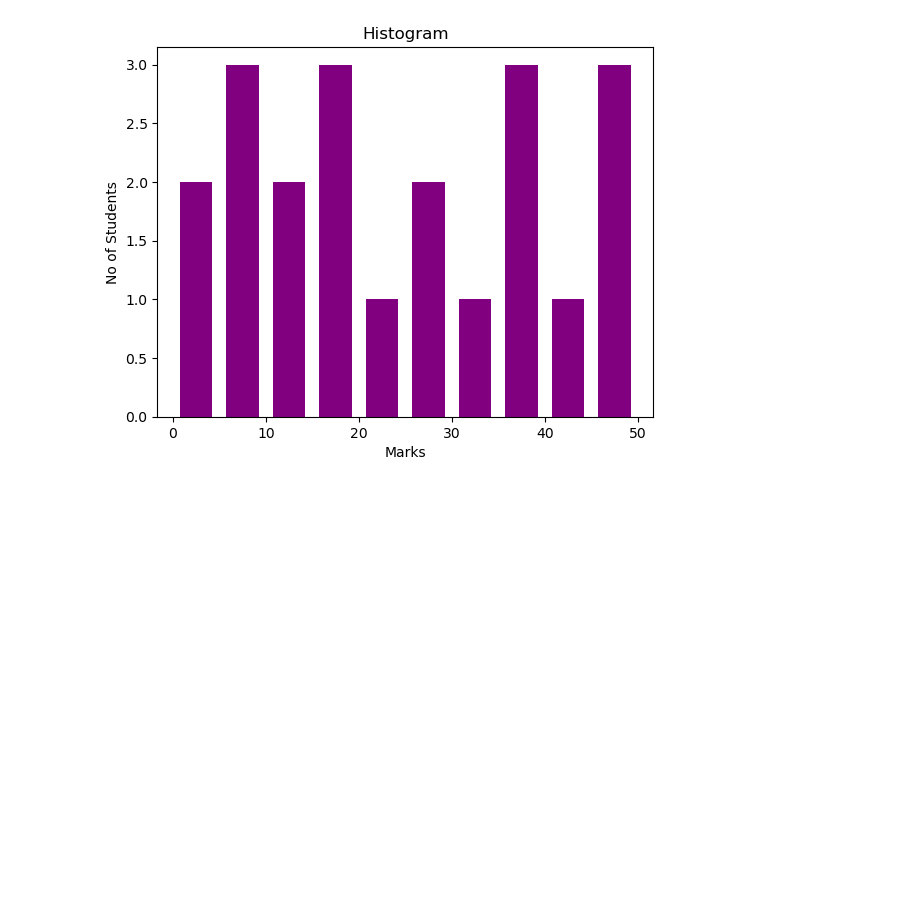
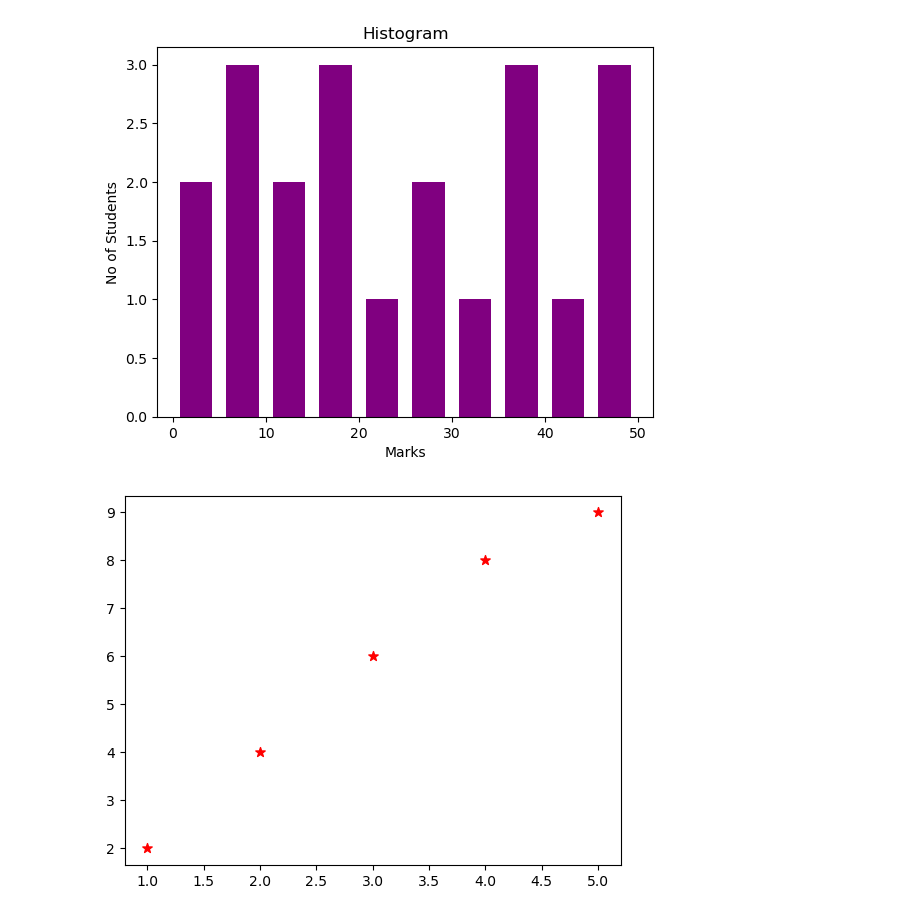
Before and after one commit to Janhavi1302/Graph, a Jupyter notebook: Graph.ipynb, the cells around one changed output. Cells and saved outputs as stored; diff of their text form; code cells hidden in the pictures; blank space fills up the shorter version.

```diff
--- a/Graph.ipynb
+++ b/Graph.ipynb
@@ -73,3 +73,10 @@ plt.title('Histogram')
 plt.show()
 # %% [output]
 [figure]
+# %%
+x = [1,2,3,4,5]
+y = [2,4,6,8,9]
+plt.scatter(x,y, color = 'red',marker = '*',s = 50)
+plt.show()
+# %% [output]
+[figure, added]
```
